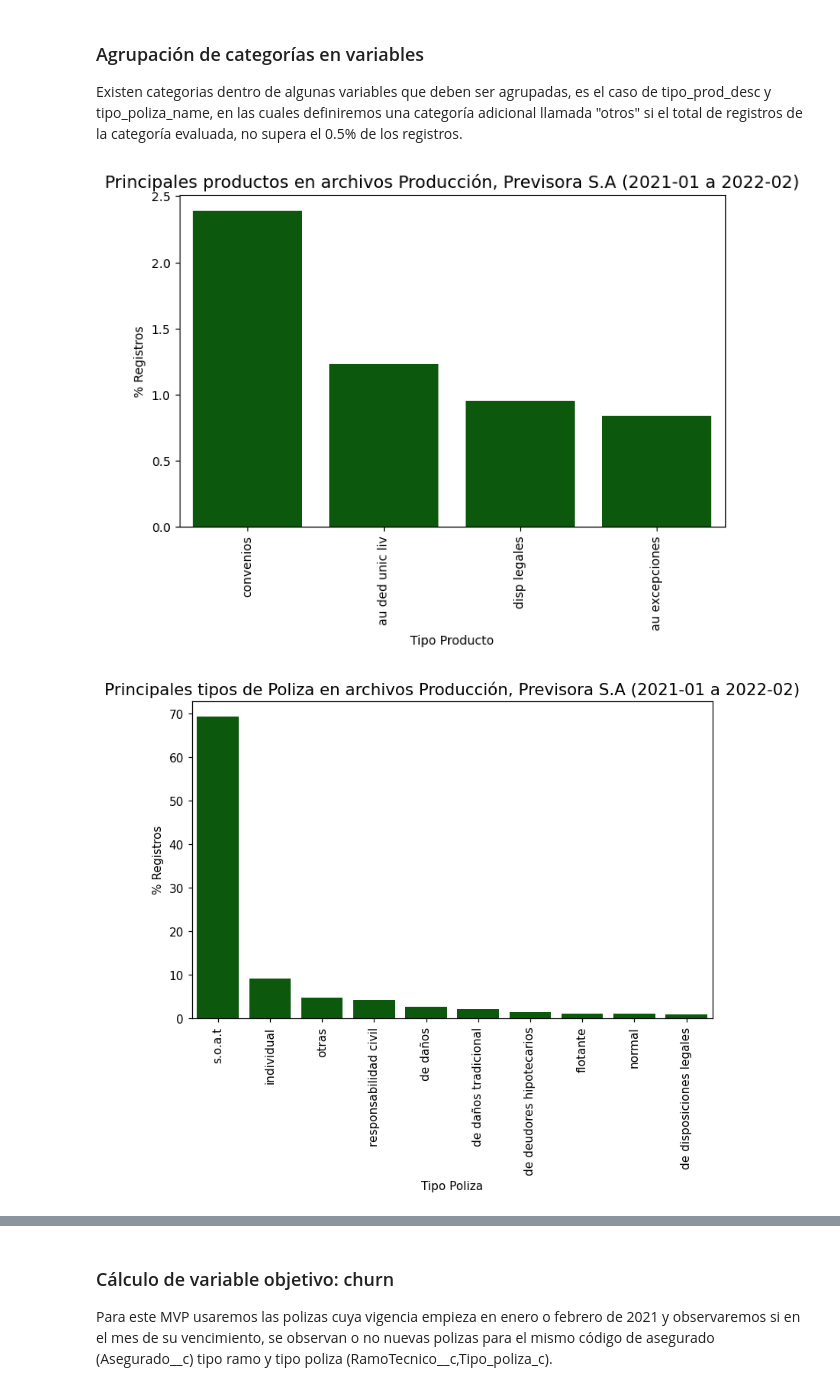
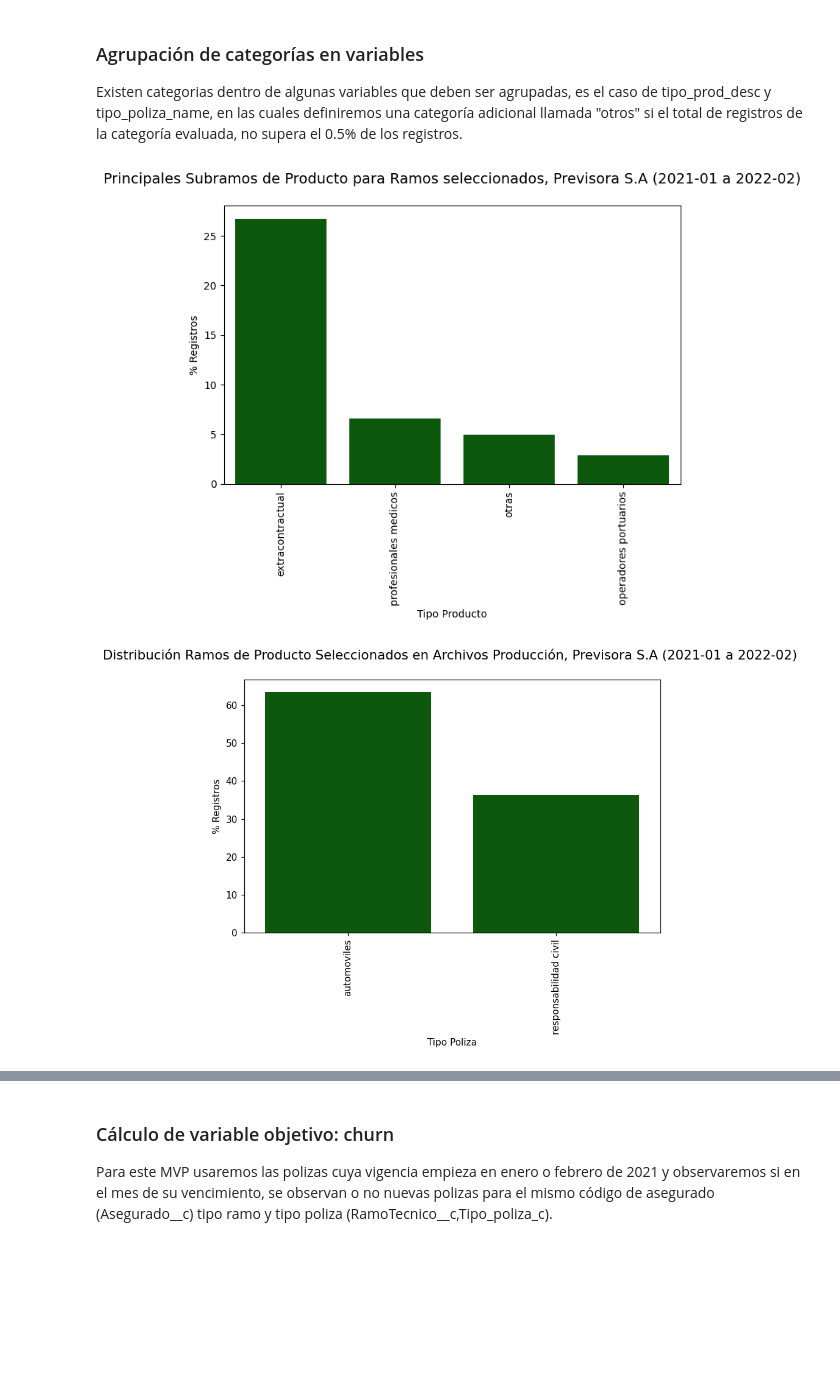
Before and after one commit to statscol/churn-pv-mvp, a Jupyter notebook: 01-Lectura-informacion-limpieza.ipynb, the cells around one changed output, grey strips where cells are left out. Saved outputs shown, nothing was run; the diff lists cells and outputs as text; code cells hidden in the pictures; blank space fills up the shorter version.

Commit message:
se actualizó mecanismo de lectura y de generación  de variable objetivo por productos seleccionados

```diff
--- a/01-Lectura-informacion-limpieza.ipynb
+++ b/01-Lectura-informacion-limpieza.ipynb
@@ -93,4 +111,3 @@ Total filas después de remover duplicados:  1003437
 # %%
-##obtener descripción tipo de poliza y de producto
-#tipo_poliza,tipo_subramo,tipo_prod
-data_prod=data_prod.merge(tipo_poliza.rename(columns={'txt_desc':'tipo_poliza_name'}),how="left",left_on=['RamoTecnico__c','Tipo_poliza_c'],right_on=['cod_ramo','cod_tipo_poliza'])
+##obtener descripción tipo de ramo y de subramo de producto
+data_prod=data_prod.merge(tipo_ramo[['cod_ramo','txt_desc']].rename(columns={'txt_desc':'tipo_ramo_name'}),how="left",left_on=['RamoTecnico__c'],right_on=['cod_ramo']).drop(columns="cod_ramo")
@@ -97,44 +122,44 @@ data_prod=data_prod.merge(tipo_poliza.rename(columns={'txt_desc':'tipo_poliza_na
 # %%
-##Añadir descripción tipo producto
+##Añadir descripción tipo producto por subramo
 
 data_prod.loc[:,'Producto__c']=data_prod.Producto__c.apply(lambda d: try_convert(d)) ## se debe realizar un paso previo ya que el Producto__c está con valores decimales
 
-data_prod=data_prod.merge(tipo_prod.rename(columns={'descripcion reducida':'tipo_prod_desc'}).drop(columns="producto"),how="left",left_on=['RamoTecnico__c','Producto__c'],right_on=['ramo','codigo'])
+data_prod=data_prod.merge(tipo_poliza.rename(columns={'txt_desc':'tipo_prod_desc'}),how="left",left_on=['RamoTecnico__c','Tipo_poliza_c'],right_on=['cod_ramo','cod_subramo'])
 # %%
 ## existen columnas que pueden diferir en valor pero cuyo contenido puede ser unificado al usar procesos de limpieza, (ej. 4.0 vs 4, " DAÑOS" vs "DAÑOS")
 ## Por tanto se procede a limpiar estas columnas
 
 data_prod.loc[:,'ClaseVehiculo__c']=data_prod.ClaseVehiculo__c.apply(lambda d: try_convert(d))
 data_prod.loc[:,'TipoVehiculo__c']=data_prod.TipoVehiculo__c.apply(lambda d: try_convert(d))
-data_prod.loc[:,'tipo_poliza_name']=data_prod.tipo_poliza_name.apply(lambda d: str(d).strip().lower())
+data_prod.loc[:,'tipo_ramo_name']=data_prod.tipo_ramo_name.apply(lambda d: str(d).strip().lower())
 data_prod.loc[:,'tipo_prod_desc']=data_prod.tipo_prod_desc.apply(lambda d: str(d).strip().lower())
 # %% [markdown]
 ### Agrupación de categorías en variables
 Existen categorias dentro de algunas variables que deben ser agrupadas, es el caso de tipo_prod_desc y tipo_poliza_name, en las cuales definiremos una categoría adicional llamada "otros" si el total de registros de la categoría evaluada, no supera el 0.5% de los registros.
 # %%
-tipo_poliza_name_values=data_prod.tipo_poliza_name.value_counts(normalize=True).to_dict()
+tipo_ramo_name_values=data_prod.tipo_ramo_name.value_counts(normalize=True).to_dict()
 tipo_prod_desc_values=data_prod.tipo_prod_desc.value_counts(normalize=True).to_dict()
-data_prod.loc[:,'tipo_poliza_name']=data_prod.tipo_poliza_name.apply(lambda d: "otras" if (d in tipo_poliza_name_values.keys() and tipo_poliza_name_values[d]<0.005 or d=="nan") else d)
+data_prod.loc[:,'tipo_ramo_name']=data_prod.tipo_ramo_name.apply(lambda d: "otras" if (d in tipo_ramo_name_values.keys() and tipo_ramo_name_values[d]<0.005 or d=="nan") else d)
 data_prod.loc[:,'tipo_prod_desc']=data_prod.tipo_prod_desc.apply(lambda d: "otras" if (d in tipo_prod_desc_values.keys() and tipo_prod_desc_values[d]<0.005 or d=="nan") else d)
 # %%
 data_tipo_prod=data_prod.tipo_prod_desc.value_counts(normalize=True).head(10).reset_index()[1:]
 
 f,ax=plt.subplots(figsize=(8,5),dpi=100)
 sns.barplot(x=data_tipo_prod['index'],y=data_tipo_prod['tipo_prod_desc']*100,data=data_tipo_prod,ax=ax,color="darkgreen");
-ax.set_title("Principales productos en archivos Producción, Previsora S.A (2021-01 a 2022-02)",size=14)
+ax.set_title("Principales Subramos de Producto para Ramos seleccionados, Previsora S.A (2021-01 a 2022-02)\n",size=14)
 ax.set_xlabel("Tipo Producto")
 ax.set_ylabel("% Registros")
 plt.xticks(rotation=90);
 # %% [output]
-[figure, old version]
+[figure, new version]
 # %%
-data_tipo_poliza=data_prod.tipo_poliza_name.value_counts(normalize=True).head(10).reset_index()
+data_tipo_ramo=data_prod.tipo_ramo_name.value_counts(normalize=True).head(10).reset_index()
 
 f,ax=plt.subplots(figsize=(8,5),dpi=110)
-sns.barplot(x=data_tipo_poliza['index'],y=data_tipo_poliza['tipo_poliza_name']*100,data=data_tipo_poliza,ax=ax,color="darkgreen");
-ax.set_title("Principales tipos de Poliza en archivos Producción, Previsora S.A (2021-01 a 2022-02)",size=14)
+sns.barplot(x=data_tipo_ramo['index'],y=data_tipo_ramo['tipo_ramo_name']*100,data=data_tipo_ramo,ax=ax,color="darkgreen");
+ax.set_title("Distribución Ramos de Producto Seleccionados en Archivos Producción, Previsora S.A (2021-01 a 2022-02) \n",size=14)
 ax.set_xlabel("Tipo Poliza")
 ax.set_ylabel("% Registros")
 plt.xticks(rotation=90);
 # %% [output]
-[figure, old version]
+[figure, new version]
```
Also changed, not shown: parts of 15 cells of this notebook.
